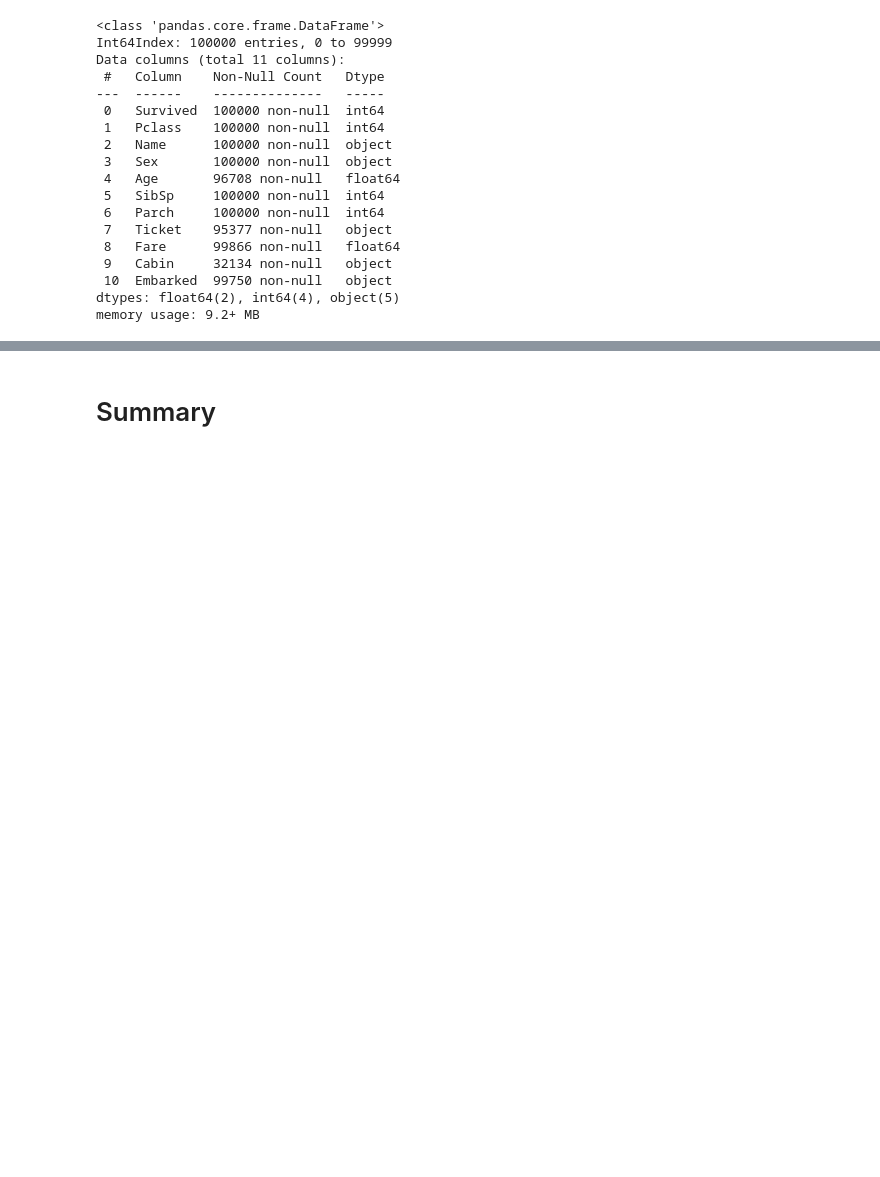
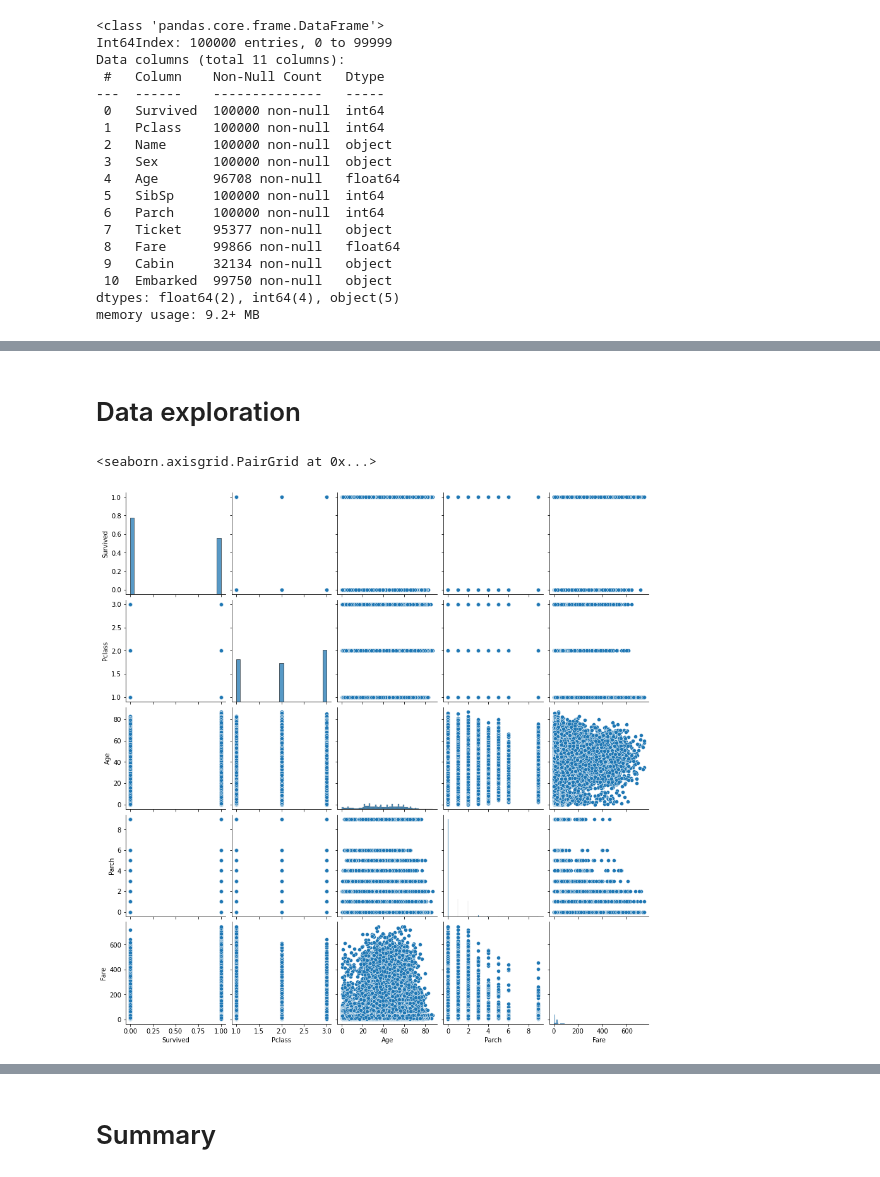
Before and after one commit to AlexUfnif/ml-intro-task2, a Jupyter notebook: 2_data_exploration/eda.ipynb, the cells around one changed output, grey strips where cells are left out. Cells and saved outputs as stored; diff of their text form; code cells hidden in the pictures; blank space fills up the shorter version.

```diff
--- a/2_data_exploration/eda.ipynb
+++ b/2_data_exploration/eda.ipynb
@@ -63,0 +170,17 @@ memory usage: 9.2+ MB
+# %% [markdown]
+# Data exploration
+# %%
+# Парный график, чтобы понять взаимосвязь между всеми возможными парами числовых переменных
+
+import seaborn as sns
+import matplotlib.pyplot as plt
+%matplotlib inline
+
+
+%config InlineBackend.figure_format = 'png'
+
+sns.pairplot(drop_train_data[['Survived', 'Pclass', 'Age',
+                 'Parch', 'Fare']])
+# %% [output]
+<seaborn.axisgrid.PairGrid at 0x...>
+[figure, added]
```
Also changed, not shown: parts of 24 cells of this notebook, 1 other file.
